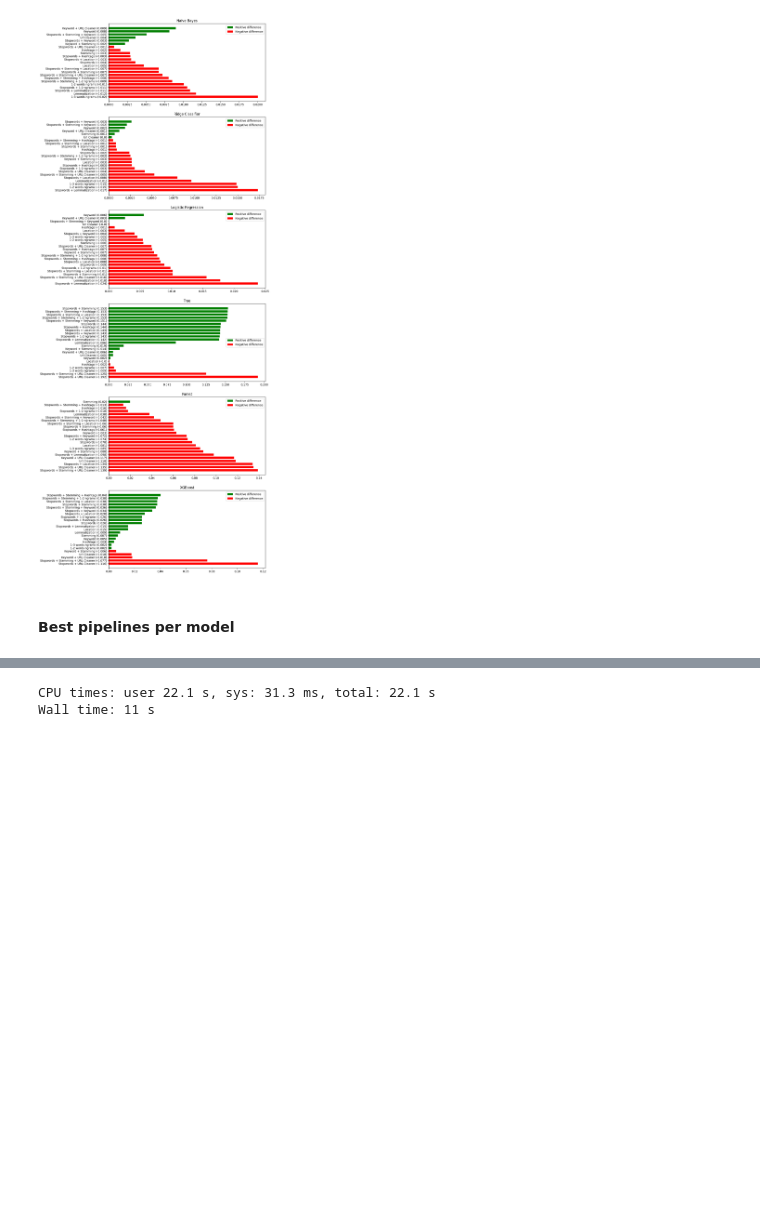
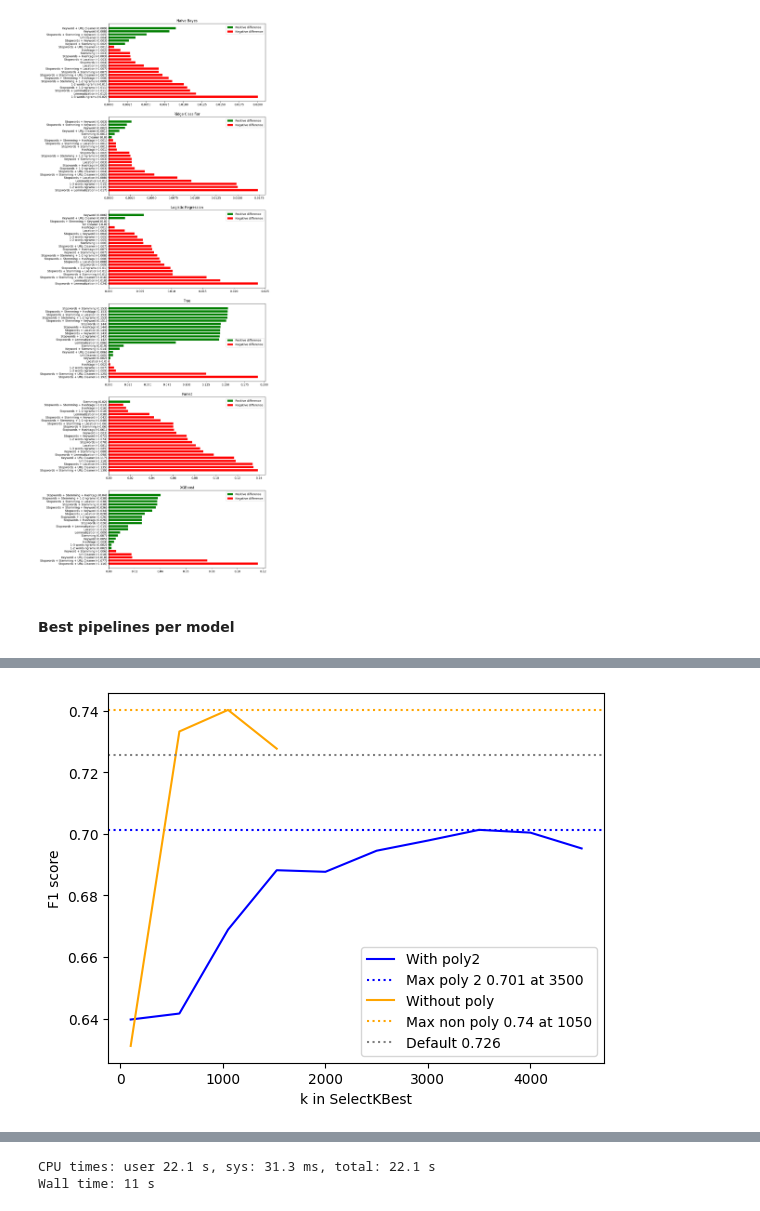
Before and after one commit to illyge/ml-zoomcamp-midterm-project, a Jupyter notebook: twitter_disasters.ipynb, the cells around one changed output, grey strips where cells are left out. Saved outputs shown, nothing was run; the diff lists cells and outputs as text; code cells hidden in the pictures; blank space fills up the shorter version.

Commit message:
finished with poly and feature reduction

```diff
--- a/twitter_disasters.ipynb
+++ b/twitter_disasters.ipynb
@@ -791,0 +836,6 @@ pd.concat((simple_comparison_df, best_preparation_df))
+# %%
+complete_pipeline = Pipeline(steps=[('url_cleaner', url_cleaner),
+                                    ('vectorizer', text_kw_vectorizer_transformer),
+                                    ('poly2_k_best', poly2_k_best_pipeline),
+                                    ('svd', TruncatedSVD()),
+                                    ('classifier', model_nb)])
@@ -791,0 +964,26 @@ pd.concat((simple_comparison_df, best_preparation_df))
+# %%
+def plot_k_range_results(results):
+    range_results = results['range'].cv_results_
+    default_results = results['default'].cv_results_
+
+    non_poly_mask = [item['poly2_k_best__poly2'] == 'passthrough' for item in range_results['params']]
+    poly2_mask = [not i for i in non_poly_mask]
+    non_poly_scores = range_results['mean_test_score'][non_poly_mask]
+    poly2_scores = range_results['mean_test_score'][poly2_mask]
+    k_range = range_results['param_poly2_k_best__k_best__k'][poly2_mask]
+
+    default_score = default_results['mean_test_score'][0]
+
+    plt.plot(k_range.data, poly2_scores, label='With poly2', color='blue')
+    max_poly2 = max(zip(k_range.data, poly2_scores), key=lambda x:x[1])
+    plt.axhline(y = max_poly2[1], color = 'blue', linestyle = ':', label=f"Max poly 2 {round(max_poly2[1], 3)} at {max_poly2[0]}")
+
+    plt.plot(k_range.data, non_poly_scores, label='Without poly', color='orange')
+    max_non_poly = max(zip(k_range.data, non_poly_scores), key=lambda x:x[1])
+    plt.axhline(y = max_non_poly[1], color = 'orange', linestyle = ':', label=f"Max non poly {round(max_non_poly[1], 3)} at {max_non_poly[0]}")
+
+    plt.axhline(y = default_score, color = 'gray', linestyle = ':', label=f"Default {round(default_score, 3)}")
+
+    plt.xlabel('k in SelectKBest')
+    plt.ylabel('F1 score')
+    plt.legend()
@@ -791,0 +1025,10 @@ pd.concat((simple_comparison_df, best_preparation_df))
+# %%
+%%time
+k_range_results_rc = k_range_scores(complete_pipeline,
+                                    np.concatenate((np.linspace(100, 2000, 5, dtype=int), np.linspace(2500, 4500, 5, dtype=int))),
+                                       default_params={
+                                           'url_cleaner': [None],
+                                           'vectorizer__text_c_vect__stop_words': [stopwords_english],
+                                           'svd': [None],
+                                           'classifier': [model_rc]
+                                       })
@@ -791,0 +1038,4 @@ pd.concat((simple_comparison_df, best_preparation_df))
+# %%
+plot_k_range_results(k_range_results_rc)
+# %% [output]
+[figure, added]
```
Also changed, not shown: parts of 52 cells of this notebook, 1 other file.
